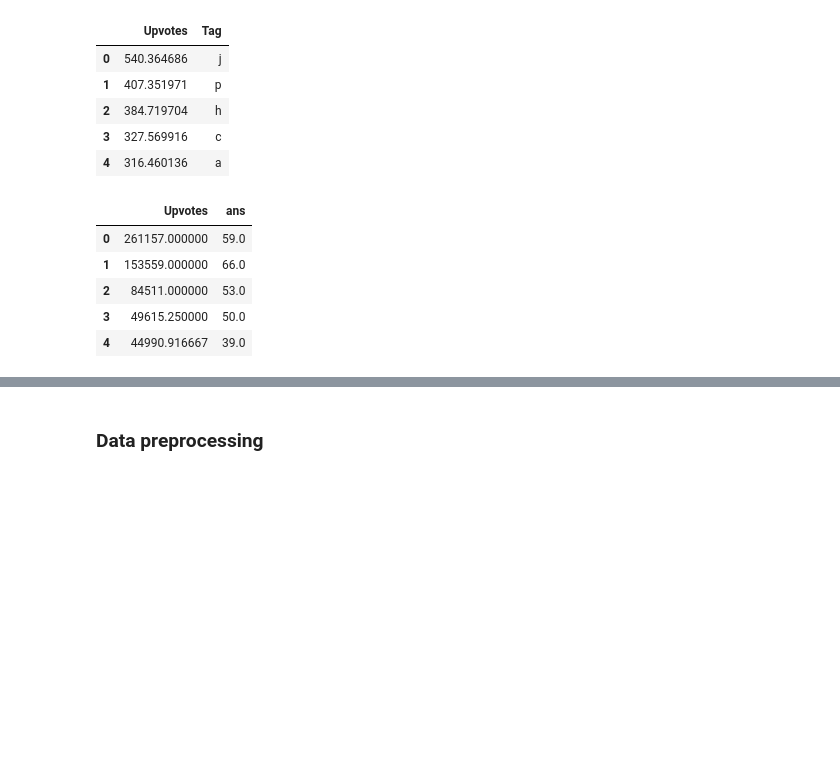
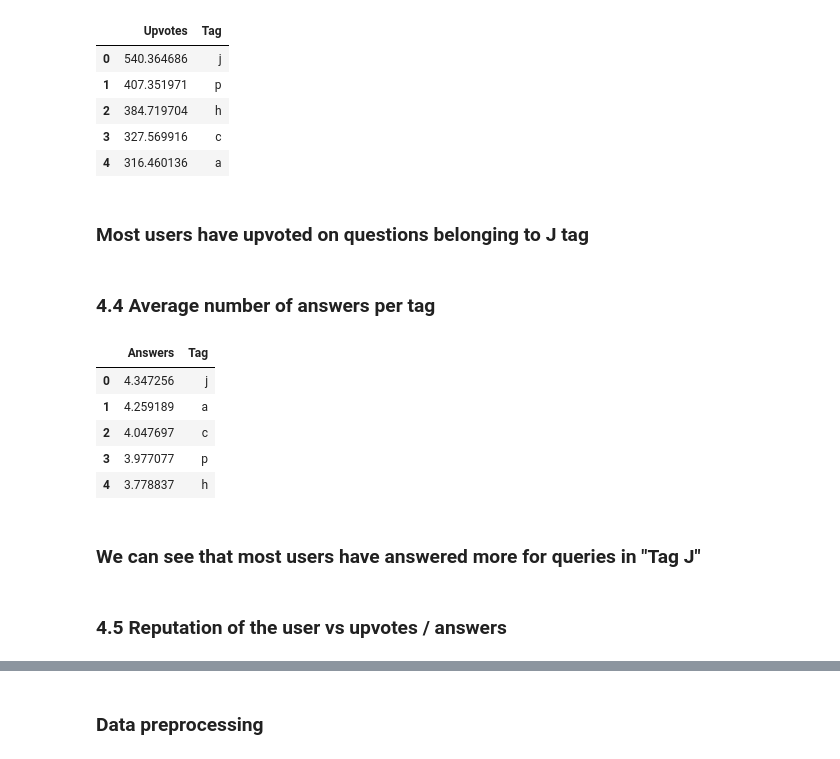
Before and after one commit to SharanDHONI/Upvotes-Prediction-Analytics-vidhya, a Jupyter notebook: upvotes.ipynb, the cells around one changed output, grey strips where cells are left out. Saved outputs shown, nothing was run; the diff lists cells and outputs as text; code cells hidden in the pictures; blank space fills up the shorter version.

```diff
--- a/upvotes.ipynb
+++ b/upvotes.ipynb
@@ -5,3 +5,5 @@ import matplotlib.pyplot as plt
 import seaborn as sns
 import warnings
 warnings.filterwarnings('ignore')
+pd.set_option('display.max_columns',None)
+pd.set_option('display.max_rows',None)
@@ -105,15 +193,23 @@ tag_upv.head()
 | 2 | 384.719704 | h |
 | 3 | 327.569916 | c |
 | 4 | 316.460136 | a |
+# %% [markdown]
+### Most users have upvoted on questions belonging to J tag
+# %% [markdown]
+### 4.4 Average number of answers per tag
 # %%
-ans_upv = pd.DataFrame(df.Upvotes.groupby(df.Answers).mean().sort_values(ascending=False))
-ans_upv['ans'] = ans_upv.index
+ans_upv = pd.DataFrame(df.Answers.groupby(df.Tag).mean().sort_values(ascending=False))
+ans_upv['Tag'] = ans_upv.index
 ans_upv.index = np.arange(0,len(ans_upv))
 ans_upv.head()
 # %% [output]
-|  | Upvotes | ans |
-| 0 | 261157.000000 | 59.0 |
-| 1 | 153559.000000 | 66.0 |
-| 2 | 84511.000000 | 53.0 |
-| 3 | 49615.250000 | 50.0 |
-| 4 | 44990.916667 | 39.0 |
+|  | Answers | Tag |
+| 0 | 4.347256 | j |
+| 1 | 4.259189 | a |
+| 2 | 4.047697 | c |
+| 3 | 3.977077 | p |
+| 4 | 3.778837 | h |
+# %% [markdown]
+### We can see that most users have answered more for queries in "Tag J"
+# %% [markdown]
+### 4.5 Reputation of the user vs upvotes / answers
```
Also changed, not shown: parts of 74 cells of this notebook.
